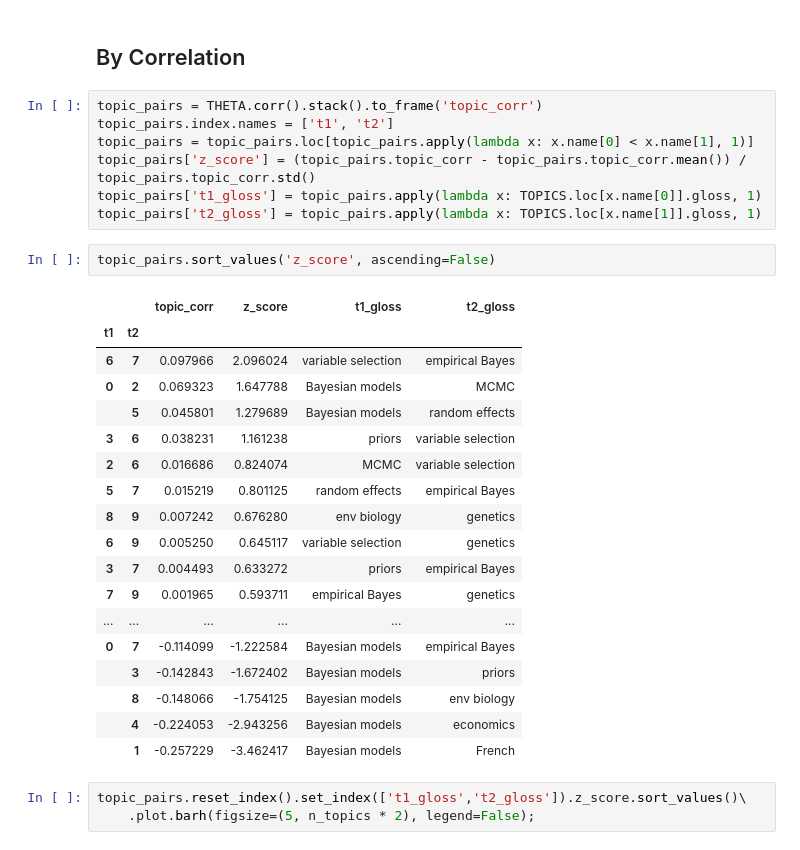
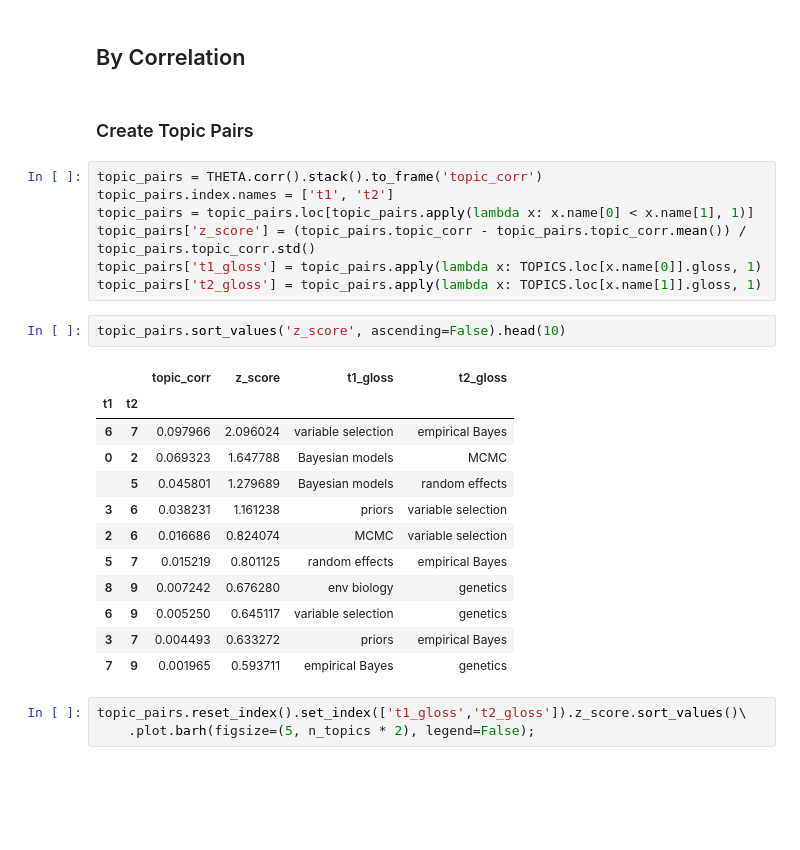
Before and after one commit to ontoligent/TAPI_Topic_Models, a Jupyter notebook: 04-TopicContiguity.ipynb, the cells around one changed output. Cells and saved outputs as stored; diff of their text form; blank space fills up the shorter version.

```diff
--- a/04-TopicContiguity.ipynb
+++ b/04-TopicContiguity.ipynb
@@ -45,6 +47,8 @@ topic_cols = [t for t in range(n_topics)]
 # Compute Contiguity
 # %% [markdown]
 ## By Correlation
+# %% [markdown]
+### Create Topic Pairs
 # %%
 topic_pairs = THETA.corr().stack().to_frame('topic_corr')
 topic_pairs.index.names = ['t1', 't2']
@@ -53,26 +57,20 @@ topic_pairs['z_score'] = (topic_pairs.topic_corr - topic_pairs.topic_corr.mean()
 topic_pairs['t1_gloss'] = topic_pairs.apply(lambda x: TOPICS.loc[x.name[0]].gloss, 1)
 topic_pairs['t2_gloss'] = topic_pairs.apply(lambda x: TOPICS.loc[x.name[1]].gloss, 1)
 # %%
-topic_pairs.sort_values('z_score', ascending=False)
+topic_pairs.sort_values('z_score', ascending=False).head(10)
 # %% [output]
 |  |  | topic_corr | z_score | t1_gloss | t2_gloss |
 | t1 | t2 |  |  |  |  |
 | 6 | 7 | 0.097966 | 2.096024 | variable selection | empirical Bayes |
 | 0 | 2 | 0.069323 | 1.647788 | Bayesian models | MCMC |
 |  | 5 | 0.045801 | 1.279689 | Bayesian models | random effects |
 | 3 | 6 | 0.038231 | 1.161238 | priors | variable selection |
 | 2 | 6 | 0.016686 | 0.824074 | MCMC | variable selection |
 | 5 | 7 | 0.015219 | 0.801125 | random effects | empirical Bayes |
 | 8 | 9 | 0.007242 | 0.676280 | env biology | genetics |
 | 6 | 9 | 0.005250 | 0.645117 | variable selection | genetics |
 | 3 | 7 | 0.004493 | 0.633272 | priors | empirical Bayes |
 | 7 | 9 | 0.001965 | 0.593711 | empirical Bayes | genetics |
-| ... | ... | ... | ... | ... | ... |
-| 0 | 7 | -0.114099 | -1.222584 | Bayesian models | empirical Bayes |
-|  | 3 | -0.142843 | -1.672402 | Bayesian models | priors |
-|  | 8 | -0.148066 | -1.754125 | Bayesian models | env biology |
-|  | 4 | -0.224053 | -2.943256 | Bayesian models | economics |
-|  | 1 | -0.257229 | -3.462417 | Bayesian models | French |
 # %%
 topic_pairs.reset_index().set_index(['t1_gloss','t2_gloss']).z_score.sort_values()\
     .plot.barh(figsize=(5, n_topics * 2), legend=False);
```
Also changed, not shown: parts of 25 cells of this notebook, 2 other files.
